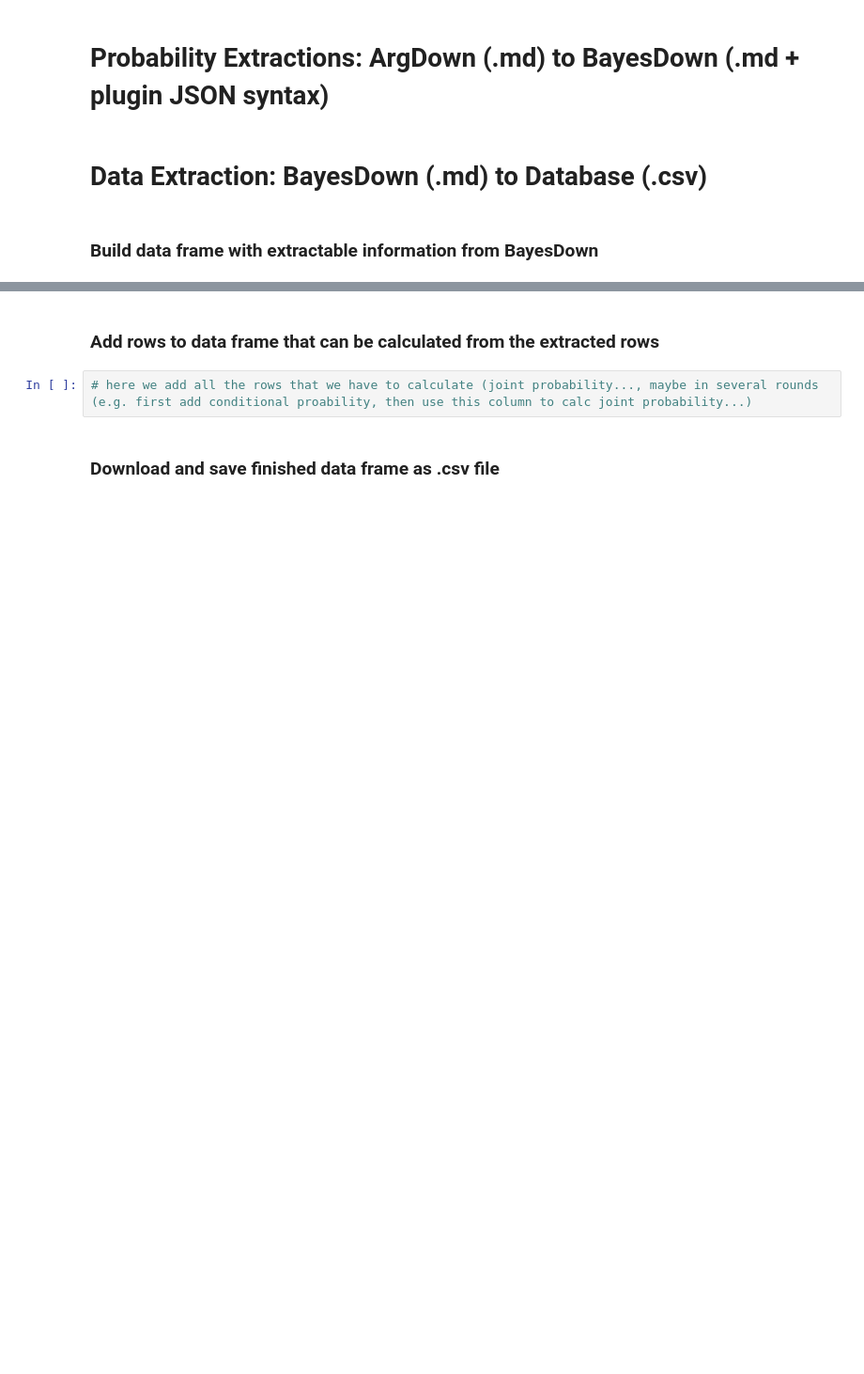
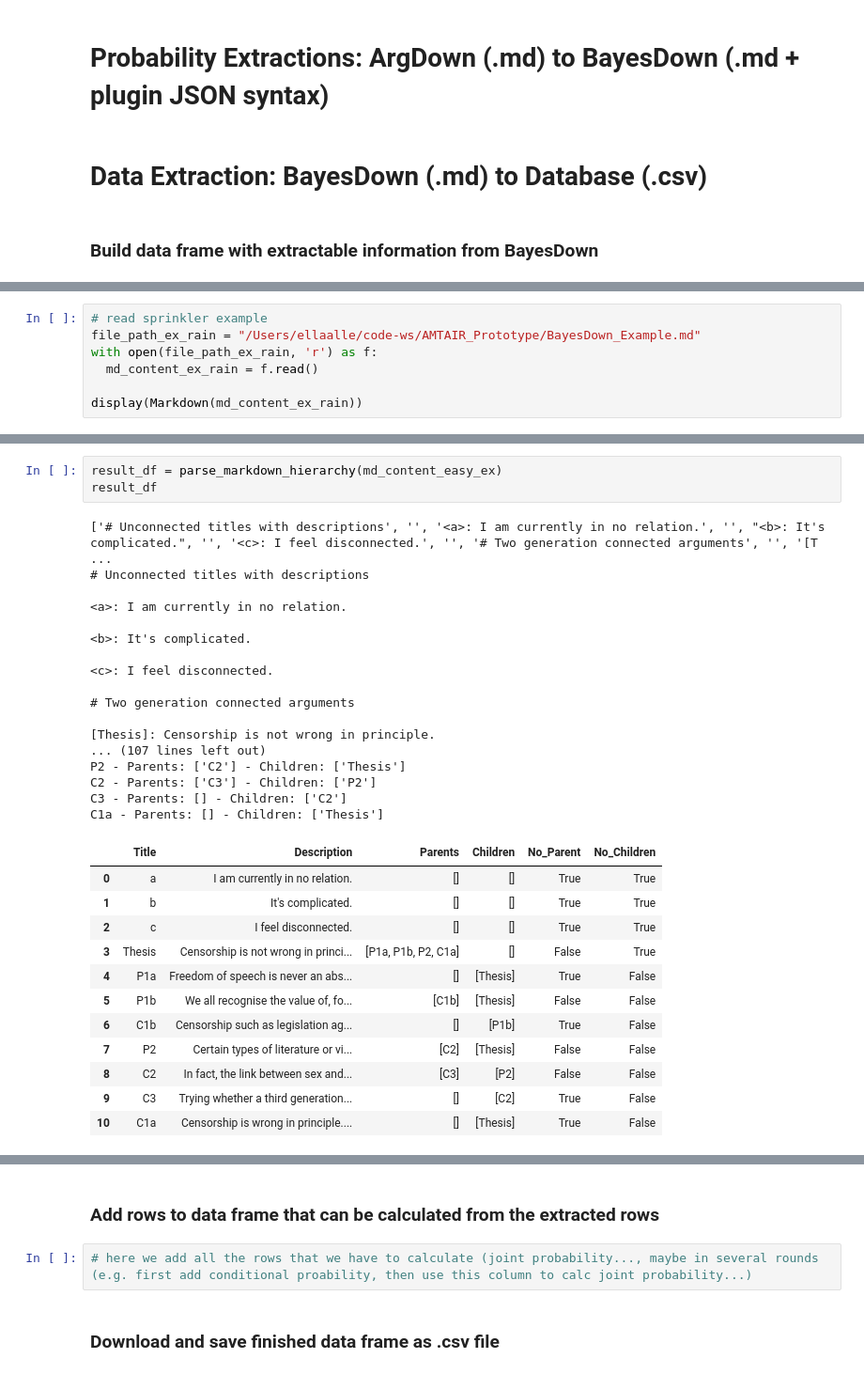
Before and after one commit to SingularitySmith/AMTAIR_Prototype, a Jupyter notebook: version_history/AMTAIR_Prototype_0_1.2.ipynb, the cells around one changed output, grey strips where cells are left out. Shown at 94% size. Saved outputs shown, nothing was run; the diff lists cells and outputs as text; blank space fills up the shorter version.

```diff
--- a/version_history/AMTAIR_Prototype_0_1.2.ipynb
+++ b/version_history/AMTAIR_Prototype_0_1.2.ipynb
@@ -676,0 +347,7 @@ result_df
+# %%
+# read sprinkler example
+file_path_ex_rain = "/Users/ellaalle/code-ws/AMTAIR_Prototype/BayesDown_Example.md"
+with open(file_path_ex_rain, 'r') as f:
+  md_content_ex_rain = f.read()
+
+display(Markdown(md_content_ex_rain))
@@ -869,0 +622,33 @@ markdown_text
+# %%
+result_df = parse_markdown_hierarchy(md_content_easy_ex)
+result_df
+# %% [output]
+['# Unconnected titles with descriptions', '', '<a>: I am currently in no relation.', '', "<b>: It's complicated.", '', '<c>: I feel disconnected.', '', '# Two generation connected arguments', '', '[T ...
+# Unconnected titles with descriptions
+
+<a>: I am currently in no relation.
+
+<b>: It's complicated.
+
+<c>: I feel disconnected.
+
+# Two generation connected arguments
+
+[Thesis]: Censorship is not wrong in principle.
+... (107 lines left out)
+P2 - Parents: ['C2'] - Children: ['Thesis']
+C2 - Parents: ['C3'] - Children: ['P2']
+C3 - Parents: [] - Children: ['C2']
+C1a - Parents: [] - Children: ['Thesis']
+|  | Title | Description | Parents | Children | No_Parent | No_Children |
+| 0 | a | I am currently in no relation. | [] | [] | True | True |
+| 1 | b | It's complicated. | [] | [] | True | True |
+| 2 | c | I feel disconnected. | [] | [] | True | True |
+| 3 | Thesis | Censorship is not wrong in princi... | [P1a, P1b, P2, C1a] | [] | False | True |
+| 4 | P1a | Freedom of speech is never an abs... | [] | [Thesis] | True | False |
+| 5 | P1b | We all recognise the value of, fo... | [C1b] | [Thesis] | False | False |
+| 6 | C1b | Censorship such as legislation ag... | [] | [P1b] | True | False |
+| 7 | P2 | Certain types of literature or vi... | [C2] | [Thesis] | False | False |
+| 8 | C2 | In fact, the link between sex and... | [C3] | [P2] | False | False |
+| 9 | C3 | Trying whether a third generation... | [] | [C2] | True | False |
+| 10 | C1a | Censorship is wrong in principle.... | [] | [Thesis] | True | False |
```
Also changed, not shown: parts of 20 cells of this notebook, 3 other files.
